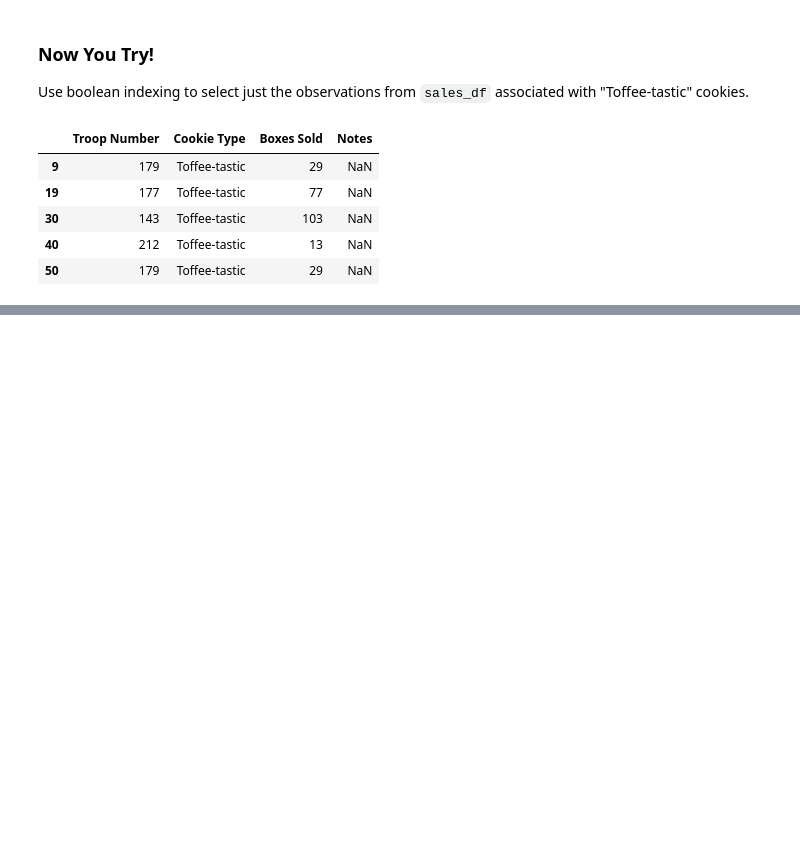
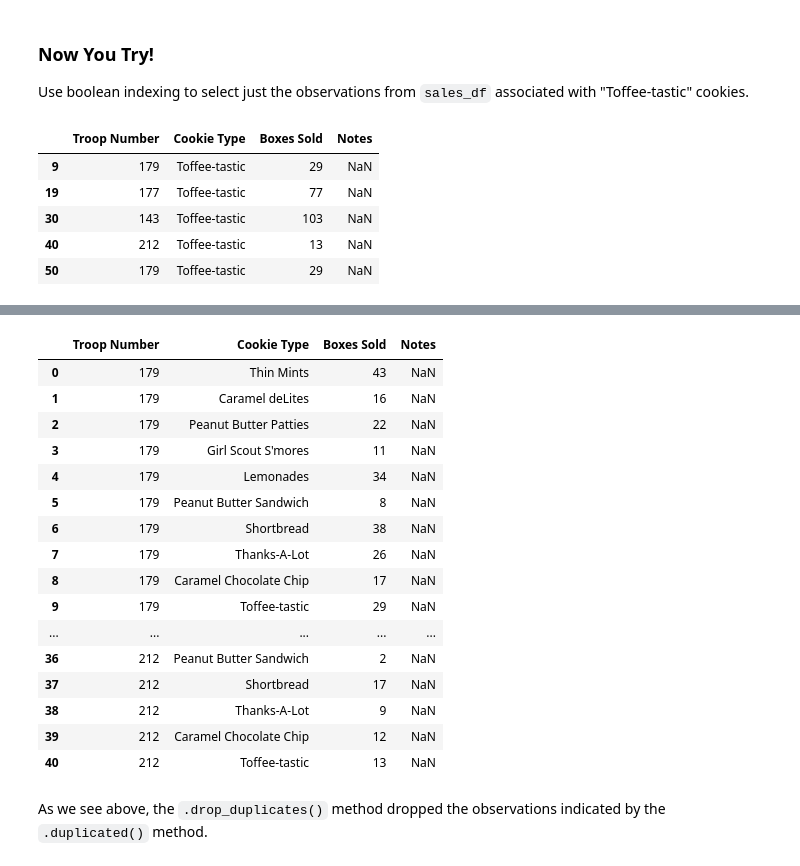
Before and after one commit to cra-international/Intro-to-Python, a Jupyter notebook: Intro to Python - II/intro_to_pandas.ipynb, the cells around one changed output, grey strips where cells are left out. Saved outputs shown, nothing was run; the diff lists cells and outputs as text; code cells hidden in the pictures; blank space fills up the shorter version.

```diff
--- a/Intro to Python - II/intro_to_pandas.ipynb
+++ b/Intro to Python - II/intro_to_pandas.ipynb
@@ -273,0 +479,2 @@ Let's used what we learned about i
+# %%
+sales_df["Boxes Sold"] = sales_df["Boxes Sold"].astype(int)
@@ -273,0 +493,3 @@ Let's used what we learned about i
+# %%
+sales_df["Troop Number"] = sales_df["Troop Number"].astype(str)
+sales_df.dtypes
@@ -273,0 +537,24 @@ Let's used what we learned about i
+# %%
+sales_df = sales_df.drop_duplicates()
+# %%
+sales_df
+# %% [output]
+|  | Troop Number | Cookie Type | Boxes Sold | Notes |
+| 0 | 179 | Thin Mints | 43 | NaN |
+| 1 | 179 | Caramel deLites | 16 | NaN |
+| 2 | 179 | Peanut Butter Patties | 22 | NaN |
+| 3 | 179 | Girl Scout S'mores | 11 | NaN |
+| 4 | 179 | Lemonades | 34 | NaN |
+| 5 | 179 | Peanut Butter Sandwich | 8 | NaN |
+| 6 | 179 | Shortbread | 38 | NaN |
+| 7 | 179 | Thanks-A-Lot | 26 | NaN |
+| 8 | 179 | Caramel Chocolate Chip | 17 | NaN |
+| 9 | 179 | Toffee-tastic | 29 | NaN |
+| ... | ... | ... | ... | ... |
+| 36 | 212 | Peanut Butter Sandwich | 2 | NaN |
+| 37 | 212 | Shortbread | 17 | NaN |
+| 38 | 212 | Thanks-A-Lot | 9 | NaN |
+| 39 | 212 | Caramel Chocolate Chip | 12 | NaN |
+| 40 | 212 | Toffee-tastic | 13 | NaN |
+# %% [markdown]
+As we see above, the `.drop_duplicates()` method dropped the observations indicated by the `.duplicated()` method.
```
Also changed, not shown: parts of 74 cells of this notebook, 1 other file.
